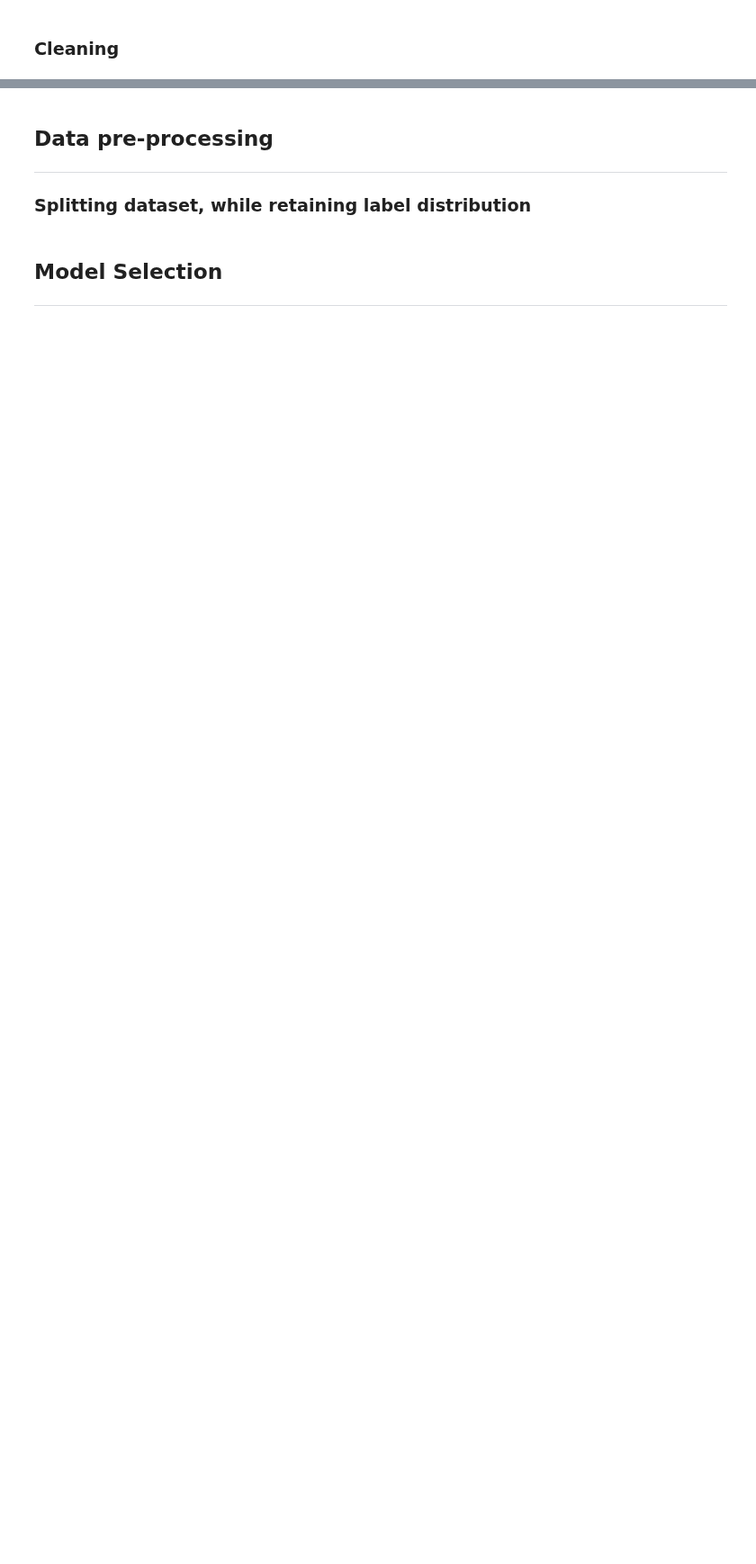
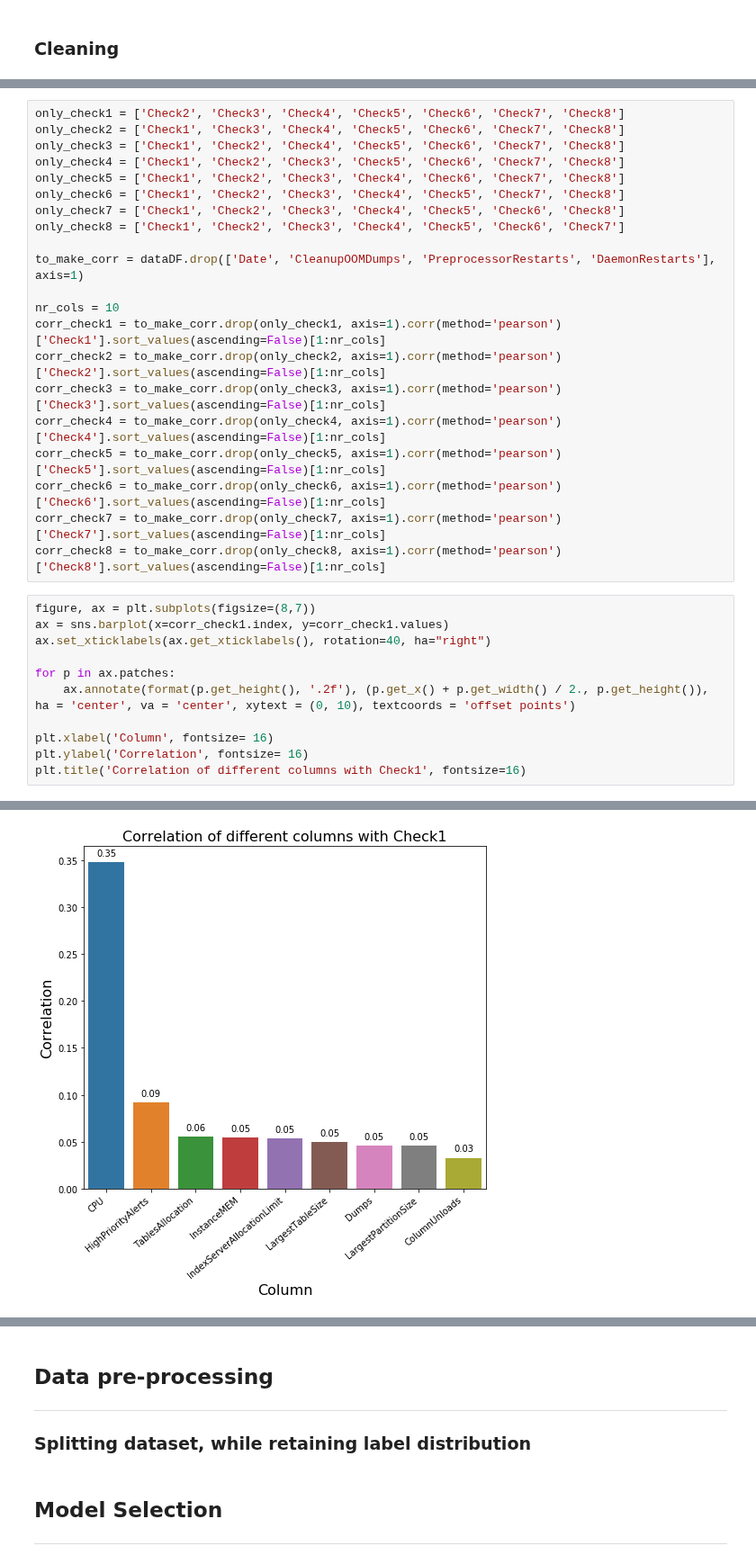
Before and after one commit to yohannjs/AML-2019, a Jupyter notebook: Challenges/5_Anomaly/master_anomaly.ipynb, the cells around one changed output, grey strips where cells are left out. Shown at 90% size. Saved outputs shown, nothing was run; the diff lists cells and outputs as text; blank space fills up the shorter version.

```diff
--- a/Challenges/5_Anomaly/master_anomaly.ipynb
+++ b/Challenges/5_Anomaly/master_anomaly.ipynb
@@ -19,0 +378,33 @@
+# %%
+only_check1 = ['Check2', 'Check3', 'Check4', 'Check5', 'Check6', 'Check7', 'Check8']
+only_check2 = ['Check1', 'Check3', 'Check4', 'Check5', 'Check6', 'Check7', 'Check8']
+only_check3 = ['Check1', 'Check2', 'Check4', 'Check5', 'Check6', 'Check7', 'Check8']
+only_check4 = ['Check1', 'Check2', 'Check3', 'Check5', 'Check6', 'Check7', 'Check8']
+only_check5 = ['Check1', 'Check2', 'Check3', 'Check4', 'Check6', 'Check7', 'Check8']
+only_check6 = ['Check1', 'Check2', 'Check3', 'Check4', 'Check5', 'Check7', 'Check8']
+only_check7 = ['Check1', 'Check2', 'Check3', 'Check4', 'Check5', 'Check6', 'Check8']
+only_check8 = ['Check1', 'Check2', 'Check3', 'Check4', 'Check5', 'Check6', 'Check7']
+
+to_make_corr = dataDF.drop(['Date', 'CleanupOOMDumps', 'PreprocessorRestarts', 'DaemonRestarts'], axis=1)
+
+nr_cols = 10
+corr_check1 = to_make_corr.drop(only_check1, axis=1).corr(method='pearson')['Check1'].sort_values(ascending=False)[1:nr_cols]
+corr_check2 = to_make_corr.drop(only_check2, axis=1).corr(method='pearson')['Check2'].sort_values(ascending=False)[1:nr_cols]
+corr_check3 = to_make_corr.drop(only_check3, axis=1).corr(method='pearson')['Check3'].sort_values(ascending=False)[1:nr_cols]
+corr_check4 = to_make_corr.drop(only_check4, axis=1).corr(method='pearson')['Check4'].sort_values(ascending=False)[1:nr_cols]
+corr_check5 = to_make_corr.drop(only_check5, axis=1).corr(method='pearson')['Check5'].sort_values(ascending=False)[1:nr_cols]
+corr_check6 = to_make_corr.drop(only_check6, axis=1).corr(method='pearson')['Check6'].sort_values(ascending=False)[1:nr_cols]
+corr_check7 = to_make_corr.drop(only_check7, axis=1).corr(method='pearson')['Check7'].sort_values(ascending=False)[1:nr_cols]
+corr_check8 = to_make_corr.drop(only_check8, axis=1).corr(method='pearson')['Check8'].sort_values(ascending=False)[1:nr_cols]
+# %%
+figure, ax = plt.subplots(figsize=(8,7))
+ax = sns.barplot(x=corr_check1.index, y=corr_check1.values)
+ax.set_xticklabels(ax.get_xticklabels(), rotation=40, ha="right")
+
+for p in ax.patches:
+    ax.annotate(format(p.get_height(), '.2f'), (p.get_x() + p.get_width() / 2., p.get_height()), ha = 'center', va = 'center', xytext = (0, 10), textcoords = 'offset points')
+
+plt.xlabel('Column', fontsize= 16)
+plt.ylabel('Correlation', fontsize= 16)
+plt.title('Correlation of different columns with Check1', fontsize=16)
+# %% [output]
@@ -19,0 +412 @@
+[figure, added]
```
Also changed, not shown: parts of 39 cells of this notebook, 3 other files.
